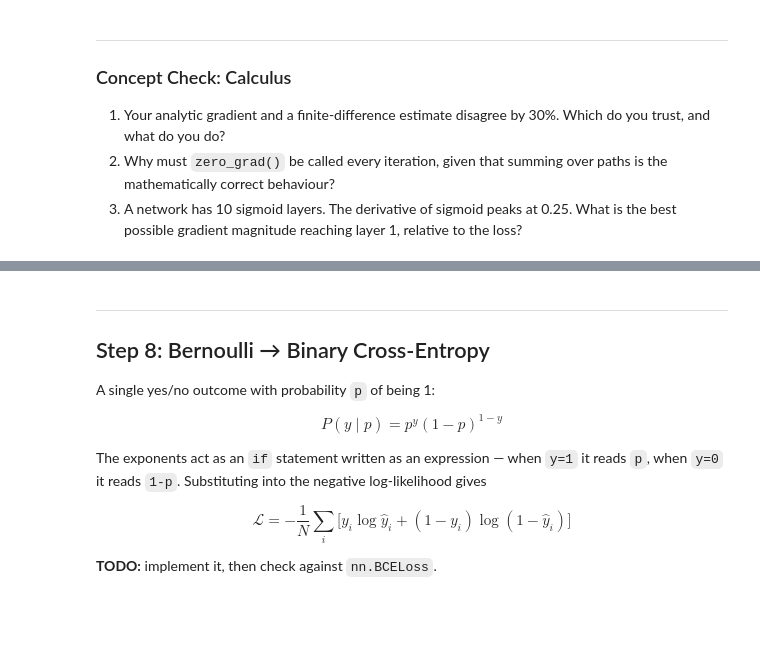
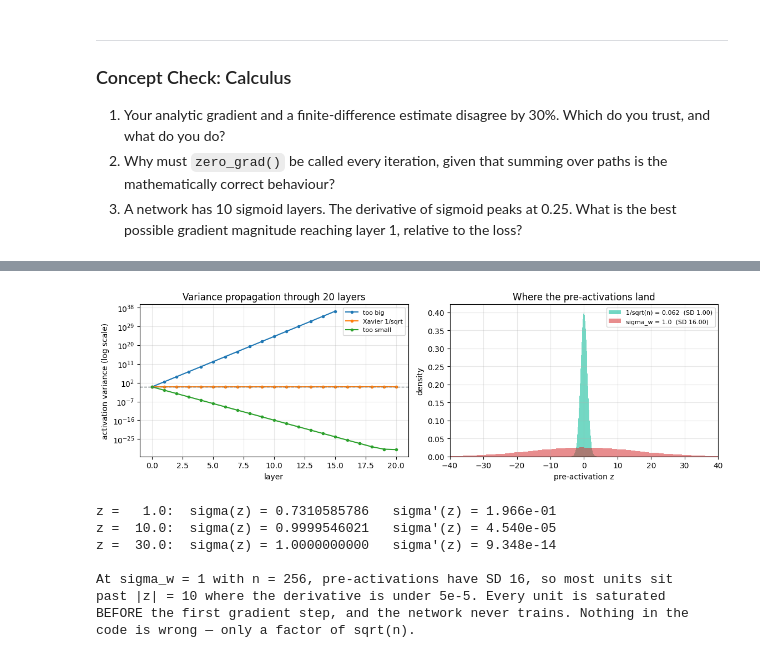
Before and after one commit to dcaponi/pytorch-nn-training, a Jupyter notebook: 00_math_foundations/solution.ipynb, the cells around one changed output, grey strips where cells are left out. Cells and saved outputs as stored; diff of their text form; code cells hidden in the pictures; blank space fills up the shorter version.

```diff
--- a/00_math_foundations/solution.ipynb
+++ b/00_math_foundations/solution.ipynb
@@ -505,16 +594,45 @@ A zero likelihood has zero gradient. Training would stop before it started.
-# %% [markdown]
----
-## Step 8: Bernoulli → Binary Cross-Entropy
-
-A single yes/no outcome with probability `p` of being 1:
-
-$$P(y \mid p) = p^{y}(1-p)^{1-y}$$
-
-The exponents act as an `if` statement written as an expression — when `y=1` it
-reads `p`, when `y=0` it reads `1-p`. Substituting into the negative
-log-likelihood gives
-
-$$\mathcal{L} = -\frac{1}{N}\sum_i\Big[y_i\log\hat{y}_i + (1-y_i)\log(1-\hat{y}_i)\Big]$$
-
-**TODO:** implement it, then check against `nn.BCELoss`.
+# %%
+fig, ax = plt.subplots(1, 2, figsize=(11.5, 3.7))
+
+for name, v in runs.items():
+    ax[0].semilogy(np.array(v) + 1e-30, marker='o', ms=3, label=name.split('(')[1].rstrip(')'))
+ax[0].axhline(1.0, color='#636e72', ls='--', lw=1)
+ax[0].set_xlabel('layer'); ax[0].set_ylabel('activation variance (log scale)')
+ax[0].set_title('Variance propagation through 20 layers')
+ax[0].legend(fontsize=8); ax[0].grid(alpha=0.3)
+
+# What the wrong scale does to a sigmoid layer, concretely.
+g = torch.Generator().manual_seed(0)
+x = torch.randn(4096, width, generator=g)
+for sig, color, lab in ((xavier, '#00b894', f'1/sqrt(n) = {xavier:.3f}'),
+                        (1.0, '#d63031', 'sigma_w = 1.0')):
+    z = x @ (torch.randn(width, width, generator=g) * sig)
+    ax[1].hist(z.flatten().numpy(), bins=120, alpha=0.55, color=color,
+               density=True, label=f'{lab}  (SD {z.std():.2f})')
+ax[1].set_xlim(-40, 40)
+ax[1].set_xlabel('pre-activation z'); ax[1].set_ylabel('density')
+ax[1].set_title('Where the pre-activations land')
+ax[1].legend(fontsize=8); ax[1].grid(alpha=0.3)
+
+plt.tight_layout(); plt.show()
+
+# and the gradient consequence
+for zz in (1.0, 10.0, 30.0):
+    p = sigmoid(zz)
+    print(f'z = {zz:5.1f}:  sigma(z) = {p:.10f}   sigma\'(z) = {p*(1-p):.3e}')
+print()
+print('At sigma_w = 1 with n = 256, pre-activations have SD 16, so most units sit')
+print('past |z| = 10 where the derivative is under 5e-5. Every unit is saturated')
+print('BEFORE the first gradient step, and the network never trains. Nothing in the')
+print('code is wrong — only a factor of sqrt(n).')
+# %% [output]
+[figure, added]
+z =   1.0:  sigma(z) = 0.7310585786   sigma'(z) = 1.966e-01
+z =  10.0:  sigma(z) = 0.9999546021   sigma'(z) = 4.540e-05
+z =  30.0:  sigma(z) = 1.0000000000   sigma'(z) = 9.348e-14
+
+At sigma_w = 1 with n = 256, pre-activations have SD 16, so most units sit
+past |z| = 10 where the derivative is under 5e-5. Every unit is saturated
+BEFORE the first gradient step, and the network never trains. Nothing in the
+code is wrong — only a factor of sqrt(n).
 # %%
```
Also changed, not shown: parts of 58 cells of this notebook, 6 other files.
